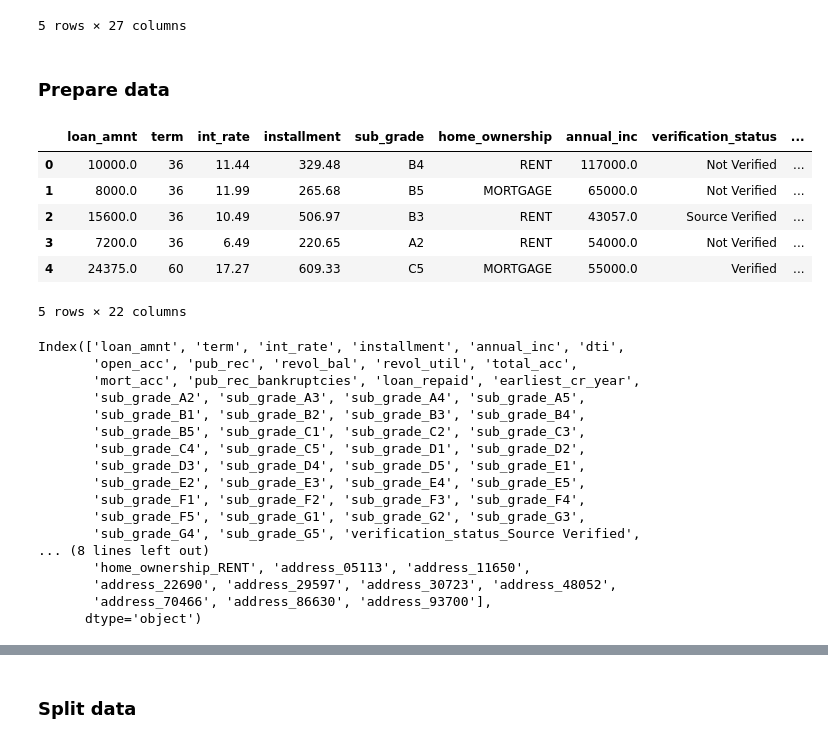
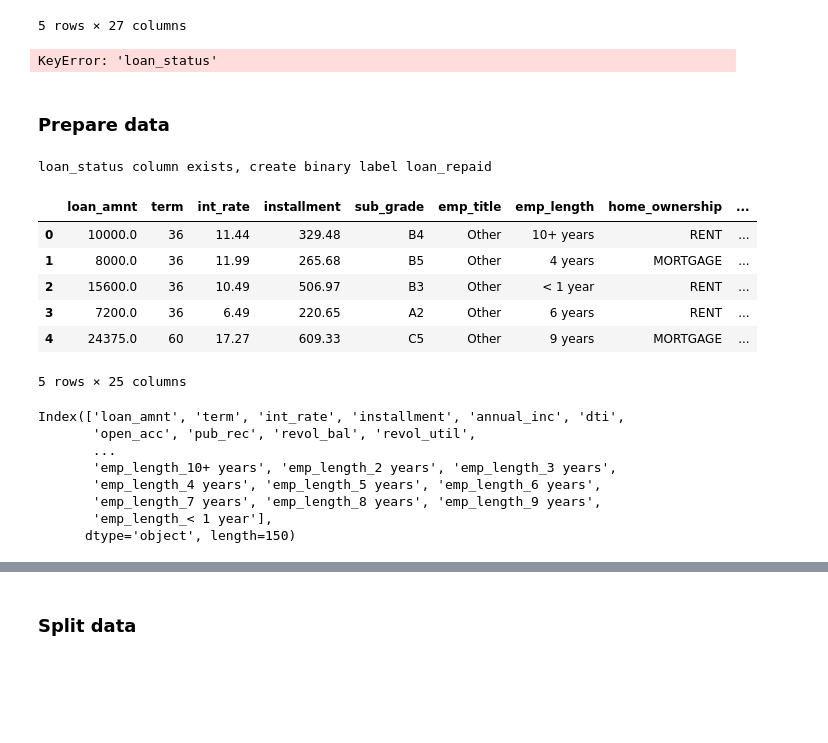
Before and after one commit to tkubica12/azure-workshops, a Jupyter notebook: d-azureml/local_dev/preparation.ipynb, the cells around one changed output, grey strips where cells are left out. Saved outputs shown, nothing was run; the diff lists cells and outputs as text; code cells hidden in the pictures; blank space fills up the shorter version.

```diff
--- a/d-azureml/local_dev/preparation.ipynb
+++ b/d-azureml/local_dev/preparation.ipynb
@@ -43,15 +42,24 @@ df.head()
 | 3 | 7200.0 | 36 months | 6.49 | 220.65 | A | A2 | Client Advocate | 6 years | RENT | ... |
 | 4 | 24375.0 | 60 months | 17.27 | 609.33 | C | C5 | Destiny Management Inc. | 9 years | MORTGAGE | ... |
 5 rows × 27 columns
+# %%
+# How well is label balanced?
+df['loan_status'].groupby(df['loan_status']).count().sort_values(ascending=False)
+# %% [output]
+KeyError: 'loan_status'
 # %% [markdown]
 ### Prepare data
 # %%
 # Create binary label
-df['loan_repaid'] = np.where(df['loan_status'] == 'Fully Paid', 1, 0)
-df = df.drop(labels='loan_status', axis=1)
+if 'loan_status' in df:
+    print("loan_status column exists, create binary label loan_repaid")
+    df['loan_repaid'] = np.where(df['loan_status'] == 'Fully Paid', 1, 0)
+    df = df.drop(labels='loan_status', axis=1)
+else:
+    print("loan_status column does not exist, ignore")
 
 # Drop features
-df = df.drop(labels=['emp_title', 'emp_length', 'title', 'grade', 'issue_d'] , axis=1)
+df = df.drop(labels=['grade', 'issue_d'] , axis=1)
 
 # Fill-in mort acc
 mortmeans = df.groupby(by='total_acc')['mort_acc'].mean()
@@ -62,63 +70,63 @@ def myfill(total,mort):
         return mort
 
 df['mort_acc'] = df.apply(lambda x: myfill(x.total_acc, x.mort_acc), axis=1)
+
+# Keep top 30 most frequent values for emp_title
+top_values = df['emp_title'].groupby(df['emp_title']).count().sort_values(ascending=False).head(30).index.tolist()
+df['emp_title'] = df['emp_title'].apply(lambda x: 'Other' if x not in top_values else x)
+
+# Keep top 30 most frequent values for title
+top_values = df['title'].groupby(df['title']).count().sort_values(ascending=False).head(30).index.tolist()
+df['title'] = df['title'].apply(lambda x: 'Other' if x not in top_values else x)
 
 # Drop rows with missing data
 df = df.dropna()
 
 # Convert term feature to number
 def convert_term(x):
     if x == ' 36 months': return 36
     if x == ' 60 months': return 60
 
 df['term'] = df['term'].apply(lambda x: convert_term(x))
 
 # Home ownership feature - join categories
 def homeownership(x):
     if (x == 'NONE') or (x == 'ANY'): return 'OTHER'
     else: return x
 
 df['home_ownership'].apply(lambda x: homeownership(x)).unique()
 
 # Parse zip
 df['address'] = df['address'].str[-5:]
 
 # Parse year
 df['earliest_cr_year'] = pd.to_numeric(df['earliest_cr_line'].str[-4:])
 df = df.drop(labels='earliest_cr_line', axis=1)
 
 df.head()
 # %% [output]
+loan_status column exists, create binary label loan_repaid
-|  | loan_amnt | term | int_rate | installment | sub_grade | home_ownership | annual_inc | verification_status | ... |
-| 0 | 10000.0 | 36 | 11.44 | 329.48 | B4 | RENT | 117000.0 | Not Verified | ... |
-| 1 | 8000.0 | 36 | 11.99 | 265.68 | B5 | MORTGAGE | 65000.0 | Not Verified | ... |
-| 2 | 15600.0 | 36 | 10.49 | 506.97 | B3 | RENT | 43057.0 | Source Verified | ... |
-| 3 | 7200.0 | 36 | 6.49 | 220.65 | A2 | RENT | 54000.0 | Not Verified | ... |
-| 4 | 24375.0 | 60 | 17.27 | 609.33 | C5 | MORTGAGE | 55000.0 | Verified | ... |
+|  | loan_amnt | term | int_rate | installment | sub_grade | emp_title | emp_length | home_ownership | ... |
+| 0 | 10000.0 | 36 | 11.44 | 329.48 | B4 | Other | 10+ years | RENT | ... |
+| 1 | 8000.0 | 36 | 11.99 | 265.68 | B5 | Other | 4 years | MORTGAGE | ... |
+| 2 | 15600.0 | 36 | 10.49 | 506.97 | B3 | Other | < 1 year | RENT | ... |
+| 3 | 7200.0 | 36 | 6.49 | 220.65 | A2 | Other | 6 years | RENT | ... |
+| 4 | 24375.0 | 60 | 17.27 | 609.33 | C5 | Other | 9 years | MORTGAGE | ... |
-5 rows × 22 columns
+5 rows × 25 columns
 # %%
 # Get dummies (OHE)
-df = pd.get_dummies(columns=['sub_grade', 'verification_status', 'application_type', 'initial_list_status', 'purpose', 'home_ownership', 'address'], data=df,drop_first=True)
+df = pd.get_dummies(columns=['sub_grade', 'verification_status', 'application_type', 'initial_list_status', 'purpose', 'home_ownership', 'address', 'emp_title', 'title', 'emp_length'], data=df,drop_first=True)
 
 df.columns
 # %% [output]
 Index(['loan_amnt', 'term', 'int_rate', 'installment', 'annual_inc', 'dti',
-       'open_acc', 'pub_rec', 'revol_bal', 'revol_util', 'total_acc',
-       'mort_acc', 'pub_rec_bankruptcies', 'loan_repaid', 'earliest_cr_year',
-       'sub_grade_A2', 'sub_grade_A3', 'sub_grade_A4', 'sub_grade_A5',
-       'sub_grade_B1', 'sub_grade_B2', 'sub_grade_B3', 'sub_grade_B4',
-       'sub_grade_B5', 'sub_grade_C1', 'sub_grade_C2', 'sub_grade_C3',
-       'sub_grade_C4', 'sub_grade_C5', 'sub_grade_D1', 'sub_grade_D2',
-       'sub_grade_D3', 'sub_grade_D4', 'sub_grade_D5', 'sub_grade_E1',
-       'sub_grade_E2', 'sub_grade_E3', 'sub_grade_E4', 'sub_grade_E5',
-       'sub_grade_F1', 'sub_grade_F2', 'sub_grade_F3', 'sub_grade_F4',
-       'sub_grade_F5', 'sub_grade_G1', 'sub_grade_G2', 'sub_grade_G3',
-       'sub_grade_G4', 'sub_grade_G5', 'verification_status_Source Verified',
-... (8 lines left out)
-       'home_ownership_RENT', 'address_05113', 'address_11650',
-       'address_22690', 'address_29597', 'address_30723', 'address_48052',
-       'address_70466', 'address_86630', 'address_93700'],
-      dtype='object')
+       'open_acc', 'pub_rec', 'revol_bal', 'revol_util',
+       ...
+       'emp_length_10+ years', 'emp_length_2 years', 'emp_length_3 years',
+       'emp_length_4 years', 'emp_length_5 years', 'emp_length_6 years',
+       'emp_length_7 years', 'emp_length_8 years', 'emp_length_9 years',
+       'emp_length_< 1 year'],
+      dtype='object', length=150)
 # %%
 df.count(axis=1)
 # %% [output]
```
Also changed, not shown: parts of 5 cells of this notebook, 32 other files.
